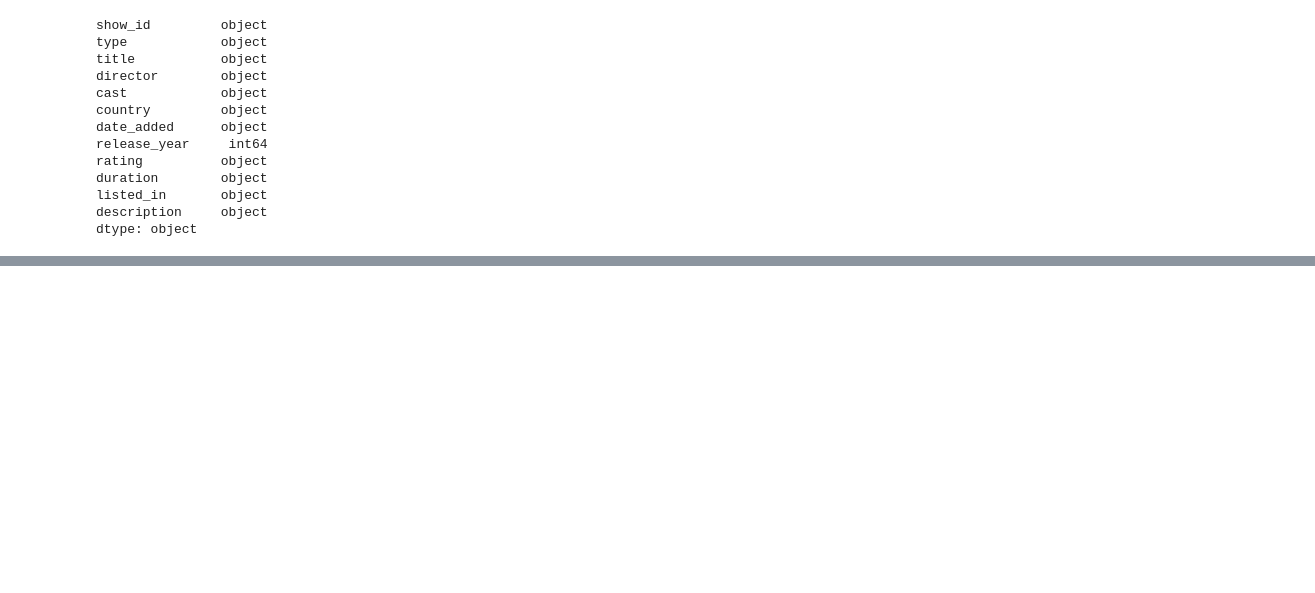
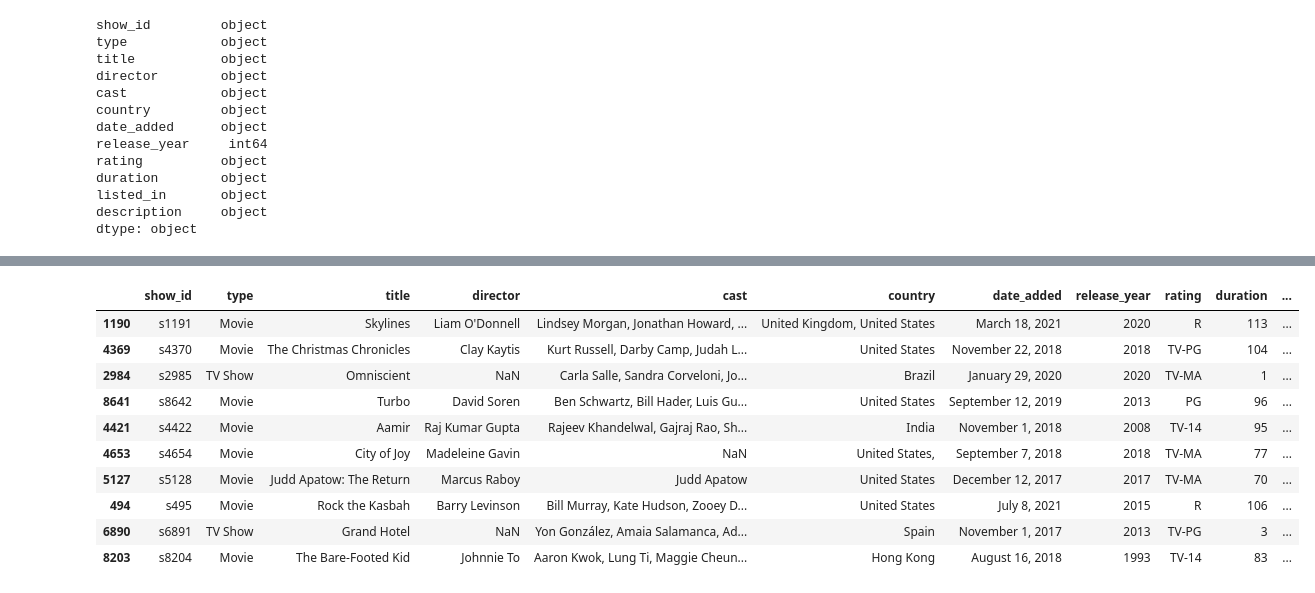
Before and after one commit to parabola01/Data-Visualization, a Jupyter notebook: notebooks/netflix-titles.ipynb, the cells around one changed output, grey strips where cells are left out. Drawn from its saved outputs; the diff is of its cells as text; code cells hidden in the pictures; blank space fills up the shorter version.

```diff
--- a/notebooks/netflix-titles.ipynb
+++ b/notebooks/netflix-titles.ipynb
@@ -129,0 +286,23 @@ df_countries.head()
+# %%
+month = []
+for date in df['date_added']:
+    if isinstance(date, str):
+        y = date.split()[0]
+        month.append(y)
+    else:
+        month.append(0)
+
+df['month_added'] = month
+df.sample(10)
+# %% [output]
+|  | show_id | type | title | director | cast | country | date_added | release_year | rating | duration | ... |
+| 1190 | s1191 | Movie | Skylines | Liam O'Donnell | Lindsey Morgan, Jonathan Howard, ... | United Kingdom, United States | March 18, 2021 | 2020 | R | 113 | ... |
+| 4369 | s4370 | Movie | The Christmas Chronicles | Clay Kaytis | Kurt Russell, Darby Camp, Judah L... | United States | November 22, 2018 | 2018 | TV-PG | 104 | ... |
+| 2984 | s2985 | TV Show | Omniscient | NaN | Carla Salle, Sandra Corveloni, Jo... | Brazil | January 29, 2020 | 2020 | TV-MA | 1 | ... |
+| 8641 | s8642 | Movie | Turbo | David Soren | Ben Schwartz, Bill Hader, Luis Gu... | United States | September 12, 2019 | 2013 | PG | 96 | ... |
+| 4421 | s4422 | Movie | Aamir | Raj Kumar Gupta | Rajeev Khandelwal, Gajraj Rao, Sh... | India | November 1, 2018 | 2008 | TV-14 | 95 | ... |
+| 4653 | s4654 | Movie | City of Joy | Madeleine Gavin | NaN | United States, | September 7, 2018 | 2018 | TV-MA | 77 | ... |
+| 5127 | s5128 | Movie | Judd Apatow: The Return | Marcus Raboy | Judd Apatow | United States | December 12, 2017 | 2017 | TV-MA | 70 | ... |
+| 494 | s495 | Movie | Rock the Kasbah | Barry Levinson | Bill Murray, Kate Hudson, Zooey D... | United States | July 8, 2021 | 2015 | R | 106 | ... |
+| 6890 | s6891 | TV Show | Grand Hotel | NaN | Yon González, Amaia Salamanca, Ad... | Spain | November 1, 2017 | 2013 | TV-PG | 3 | ... |
+| 8203 | s8204 | Movie | The Bare-Footed Kid | Johnnie To | Aaron Kwok, Lung Ti, Maggie Cheun... | Hong Kong | August 16, 2018 | 1993 | TV-14 | 83 | ... |
```
Also changed, not shown: parts of 17 cells of this notebook, 12 other files.
